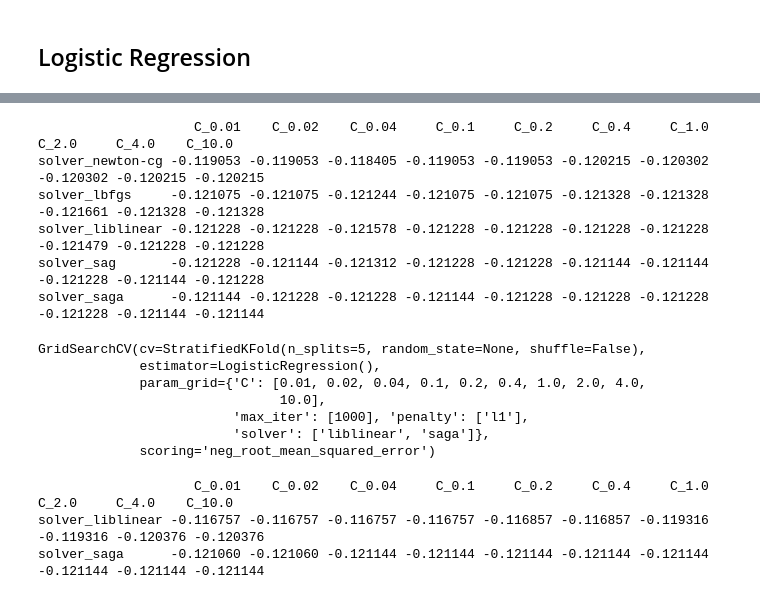
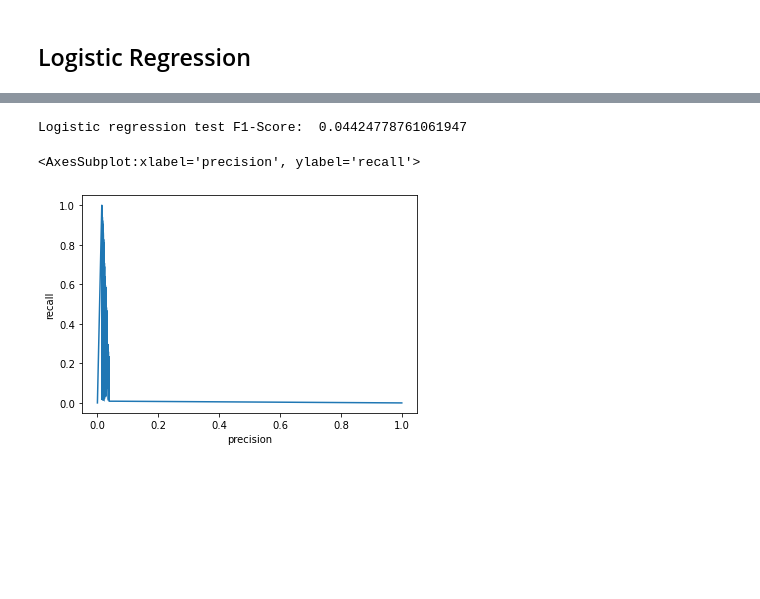
Before and after one commit to dchung117/runner-injury-preds, a Jupyter notebook: runner_injury_preds.ipynb, the cells around one changed output, grey strips where cells are left out. Saved outputs shown, nothing was run; the diff lists cells and outputs as text; code cells hidden in the pictures; blank space fills up the shorter version.

```diff
--- a/runner_injury_preds.ipynb
+++ b/runner_injury_preds.ipynb
@@ -174,44 +102,0 @@ with open('./test/log_reg_gs_l2.pkl', 'wb') as f:
-# %%
-# Print results of training logistic regression w/ L2 penalty
-param_grid = {'penalty' : ['l2'],
-              'solver': ['newton-cg', 'lbfgs', 'liblinear', 'sag', 'saga'],
-              'C': [0.01, 0.02, 0.04, 0.1, 0.2, 0.4, 1.0, 2.0, 4.0, 10.],
-              'max_iter': [1000],
-              }
-print_grid_search_scores(gs_cv_l2, param_grid)
-# %% [output]
-                    C_0.01    C_0.02    C_0.04     C_0.1     C_0.2     C_0.4     C_1.0     C_2.0     C_4.0    C_10.0
-solver_newton-cg -0.119053 -0.119053 -0.118405 -0.119053 -0.119053 -0.120215 -0.120302 -0.120302 -0.120215 -0.120215
-solver_lbfgs     -0.121075 -0.121075 -0.121244 -0.121075 -0.121075 -0.121328 -0.121328 -0.121661 -0.121328 -0.121328
-solver_liblinear -0.121228 -0.121228 -0.121578 -0.121228 -0.121228 -0.121228 -0.121228 -0.121479 -0.121228 -0.121228
-solver_sag       -0.121228 -0.121144 -0.121312 -0.121228 -0.121228 -0.121144 -0.121144 -0.121228 -0.121144 -0.121228
-solver_saga      -0.121144 -0.121228 -0.121228 -0.121144 -0.121228 -0.121228 -0.121228 -0.121228 -0.121144 -0.121144
-# %%
-# Grid search w/ L1 penalty
-param_grid = {'penalty' : ['l1'],
-              'solver': ['liblinear', 'saga'],
-              'C': [0.01, 0.02, 0.04, 0.1, 0.2, 0.4, 1.0, 2.0, 4.0, 10.],
-              'max_iter': [1000],
-              }
-gs_cv_l1 = grid_search_cv(LogisticRegression(), param_grid, scoring='neg_root_mean_squared_error', n_splits=5)
-gs_cv_l1.fit(X, y)
-# %% [output]
-GridSearchCV(cv=StratifiedKFold(n_splits=5, random_state=None, shuffle=False),
-             estimator=LogisticRegression(),
-             param_grid={'C': [0.01, 0.02, 0.04, 0.1, 0.2, 0.4, 1.0, 2.0, 4.0,
-                               10.0],
-                         'max_iter': [1000], 'penalty': ['l1'],
-                         'solver': ['liblinear', 'saga']},
-             scoring='neg_root_mean_squared_error')
-# %%
-# Print results of training logistic regression w/ L1 penalty
-param_grid = {'penalty' : ['l1'],
-              'solver': ['liblinear', 'saga'],
-              'C': [0.01, 0.02, 0.04, 0.1, 0.2, 0.4, 1.0, 2.0, 4.0, 10.],
-              'max_iter': [1000],
-              }
-print_grid_search_scores(gs_cv_l1, param_grid)
-# %% [output]
-                    C_0.01    C_0.02    C_0.04     C_0.1     C_0.2     C_0.4     C_1.0     C_2.0     C_4.0    C_10.0
-solver_liblinear -0.116757 -0.116757 -0.116757 -0.116757 -0.116857 -0.116857 -0.119316 -0.119316 -0.120376 -0.120376
-solver_saga      -0.121060 -0.121060 -0.121144 -0.121144 -0.121144 -0.121144 -0.121144 -0.121144 -0.121144 -0.121144
@@ -221,0 +103,25 @@ with open('./test/log_reg_gs_l1.pkl', 'wb') as f:
+# %%
+from sklearn.linear_model import LogisticRegression
+from sklearn.metrics import f1_score
+
+log_reg = LogisticRegression(solver='liblinear', class_weight='balanced')
+log_reg.fit(X_train_sc, y_train)
+
+# Evaluate on test set
+pred_probs = log_reg.predict_proba(X_test_sc)
+preds = log_reg.predict(X_test_sc)
+
+f1 = f1_score(y_test, preds)
+print('Logistic regression test F1-Score: ', f1)
+# %% [output]
+Logistic regression test F1-Score:  0.04424778761061947
+# %%
+# Examine precision-recall curve
+from sklearn.metrics import precision_recall_curve, plot_precision_recall_curve
+
+precision, recall, thresholds = precision_recall_curve(y_test, pred_probs[:, 1])
+pr_df = pd.DataFrame({'precision': precision, 'recall': recall})
+sns.lineplot(x='precision', y='recall', data=pr_df)
+# %% [output]
+<AxesSubplot:xlabel='precision', ylabel='recall'>
+[figure, added]
```
Also changed, not shown: parts of 24 cells of this notebook.
